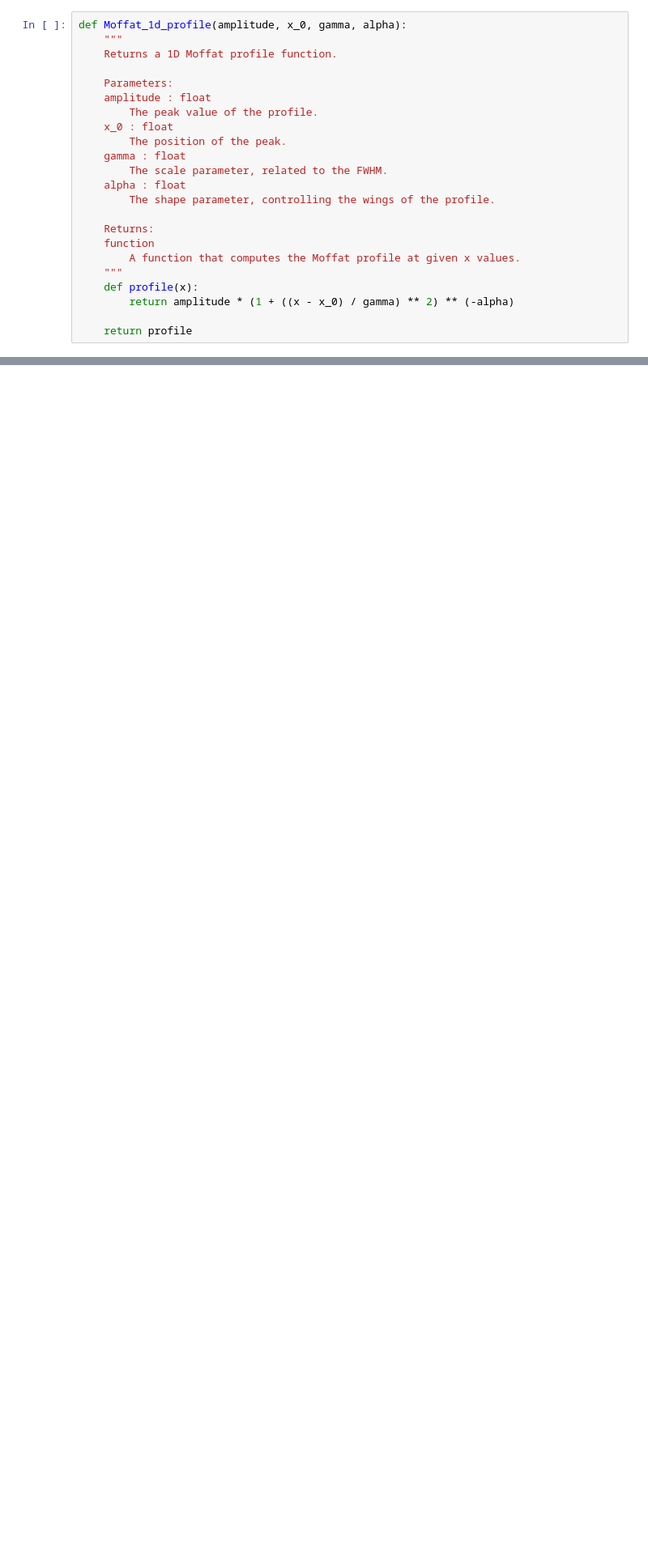
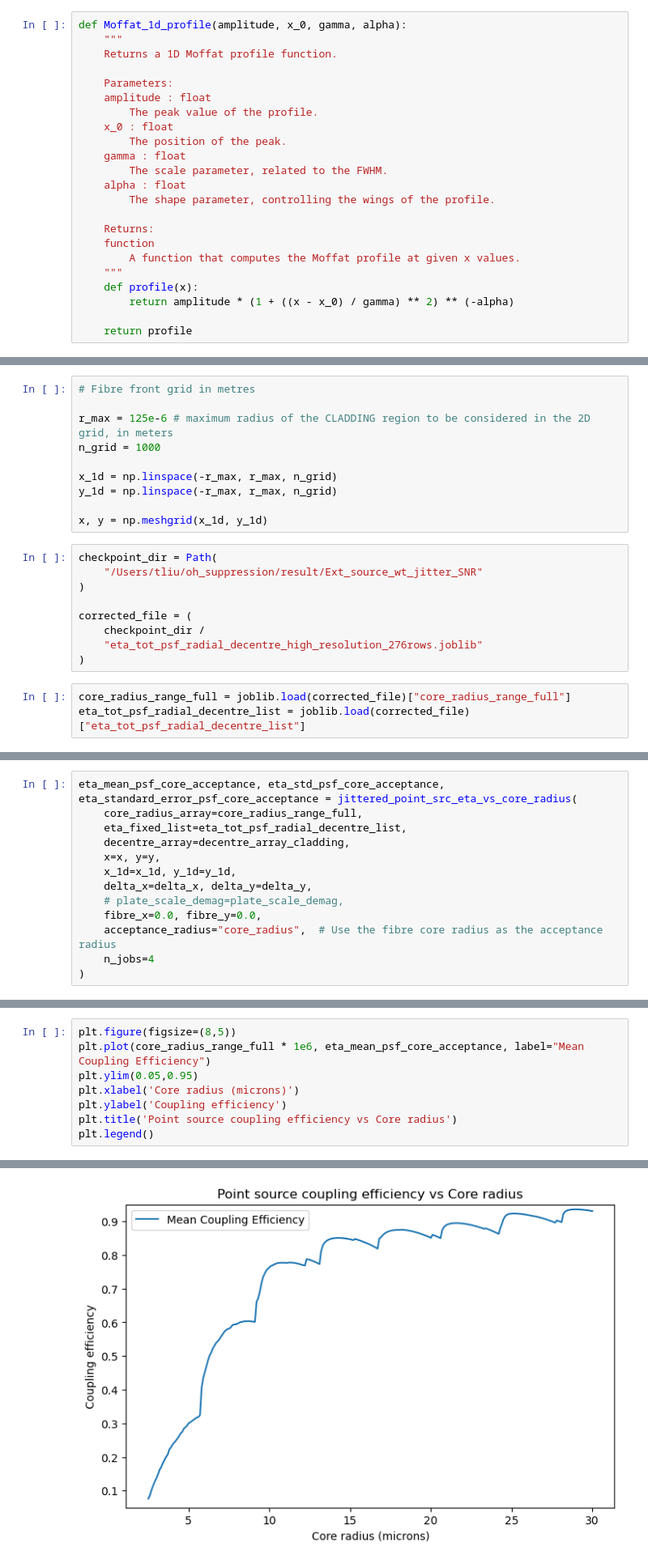
Before and after one commit to TongyueLiu/OH-Suppression-MRes-Project, a Jupyter notebook: notebooks/throughput_optics/jitter_psf_source_snr_vs_core_radius.ipynb, the cells around one changed output, grey strips where cells are left out. Shown at 81% size. Drawn from its saved outputs; the diff is of its cells as text; blank space fills up the shorter version.

Commit message:
centred point source jitter tested

```diff
--- a/notebooks/throughput_optics/jitter_psf_source_snr_vs_core_radius.ipynb
+++ b/notebooks/throughput_optics/jitter_psf_source_snr_vs_core_radius.ipynb
@@ -88,0 +543,22 @@ def Monte_Carlo_point_source_coupling(
+# %%
+# Fibre front grid in metres
+
+r_max = 125e-6 # maximum radius of the CLADDING region to be considered in the 2D grid, in meters
+n_grid = 1000
+
+x_1d = np.linspace(-r_max, r_max, n_grid)
+y_1d = np.linspace(-r_max, r_max, n_grid)
+
+x, y = np.meshgrid(x_1d, y_1d)
+# %%
+checkpoint_dir = Path(
+    "/Users/tliu/oh_suppression/result/Ext_source_wt_jitter_SNR"
+)
+
+corrected_file = (
+    checkpoint_dir /
+    "eta_tot_psf_radial_decentre_high_resolution_276rows.joblib"
+)
+# %%
+core_radius_range_full = joblib.load(corrected_file)["core_radius_range_full"]
+eta_tot_psf_radial_decentre_list = joblib.load(corrected_file)["eta_tot_psf_radial_decentre_list"]
@@ -88,0 +569,13 @@ def Monte_Carlo_point_source_coupling(
+# %%
+eta_mean_psf_core_acceptance, eta_std_psf_core_acceptance, eta_standard_error_psf_core_acceptance = jittered_point_src_eta_vs_core_radius(
+    core_radius_array=core_radius_range_full,
+    eta_fixed_list=eta_tot_psf_radial_decentre_list,
+    decentre_array=decentre_array_cladding,
+    x=x, y=y,
+    x_1d=x_1d, y_1d=y_1d,
+    delta_x=delta_x, delta_y=delta_y,
+    # plate_scale_demag=plate_scale_demag,
+    fibre_x=0.0, fibre_y=0.0,
+    acceptance_radius="core_radius",  # Use the fibre core radius as the acceptance radius
+    n_jobs=4
+)
@@ -88,0 +614,9 @@ def Monte_Carlo_point_source_coupling(
+# %%
+plt.figure(figsize=(8,5))
+plt.plot(core_radius_range_full * 1e6, eta_mean_psf_core_acceptance, label="Mean Coupling Efficiency")
+plt.ylim(0.05,0.95)
+plt.xlabel('Core radius (microns)')
+plt.ylabel('Coupling efficiency')
+plt.title('Point source coupling efficiency vs Core radius')
+plt.legend()
+# %% [output]
@@ -88,0 +624 @@ def Monte_Carlo_point_source_coupling(
+[figure, added]
```
Also changed, not shown: parts of 53 cells of this notebook, 1 other file.
